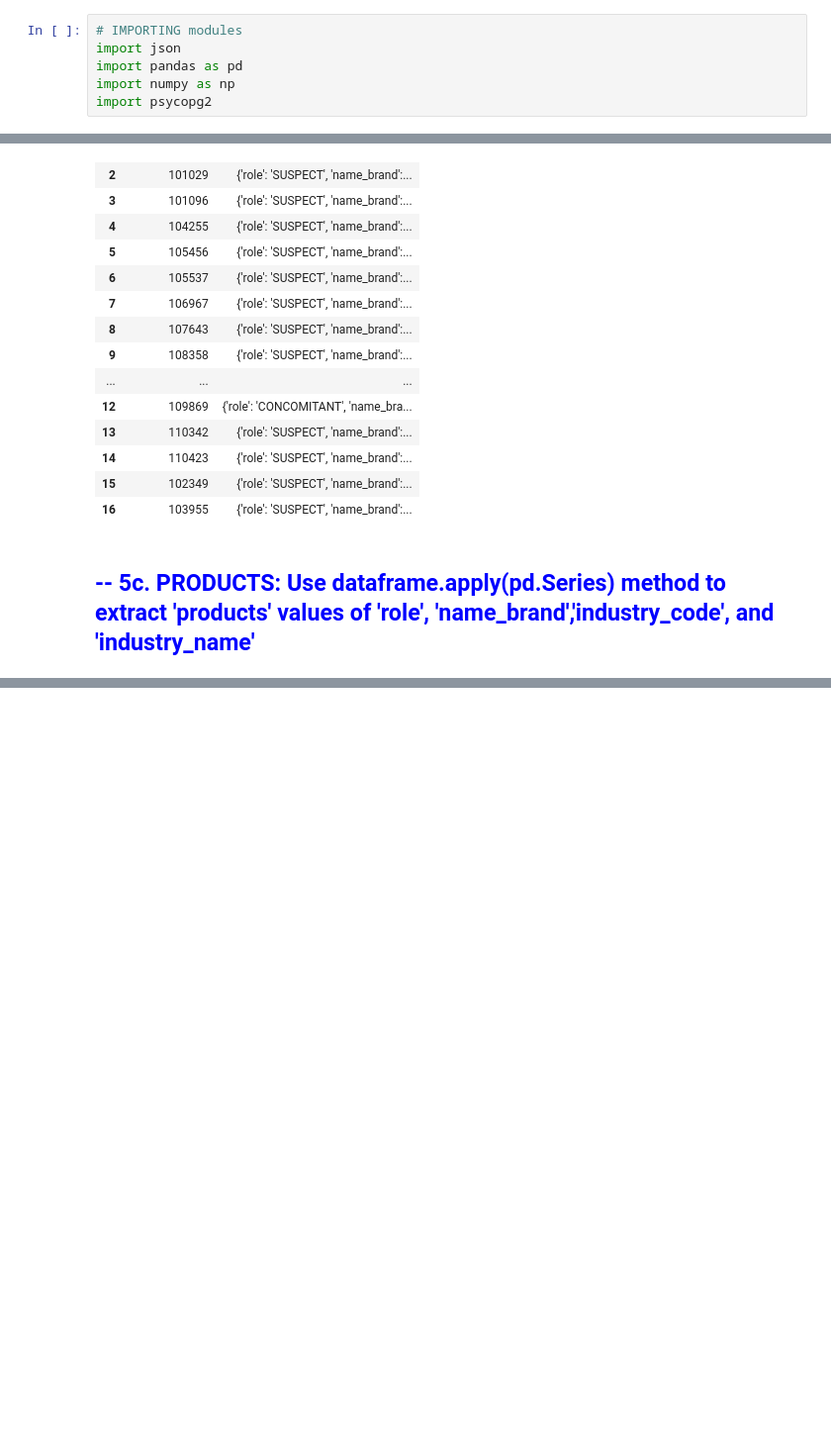
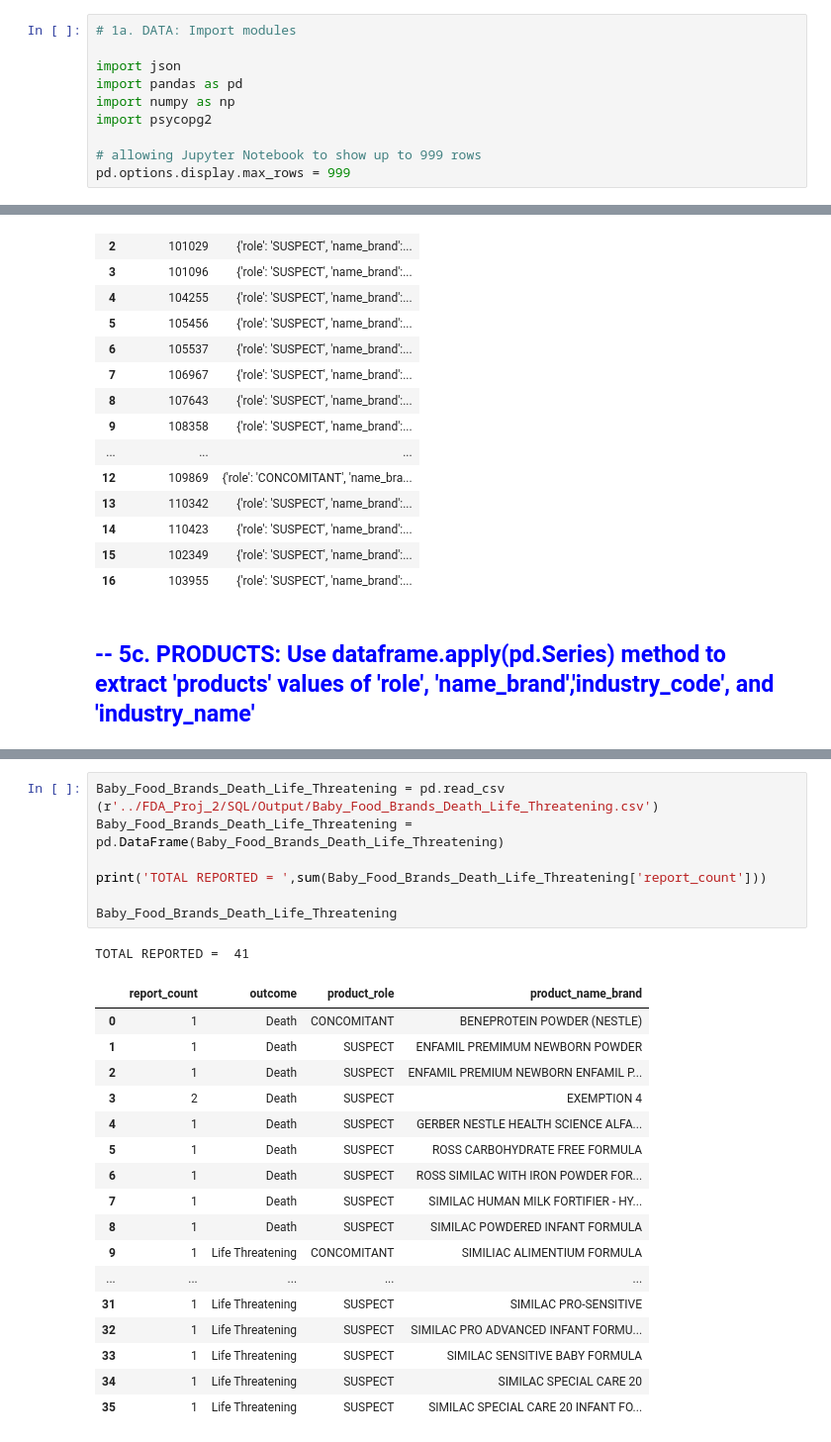
Before and after one commit to rooplaxmidesai/FDA_food, a Jupyter notebook: Code Review.ipynb, the cells around one changed output, grey strips where cells are left out. Shown at 99% size. Saved outputs shown, nothing was run; the diff lists cells and outputs as text; blank space fills up the shorter version.

```diff
--- a/Code Review.ipynb
+++ b/Code Review.ipynb
@@ -8,11 +9,15 @@
 # %% [markdown]
 ## <font color=blue>-- 1a. DATA: Import modules</font>
 # %%
-# IMPORTING modules
+# 1a. DATA: Import modules
+
 import json
 import pandas as pd
 import numpy as np
 import psycopg2
+
+# allowing Jupyter Notebook to show up to 999 rows
+pd.options.display.max_rows = 999
 # %% [markdown]
 ## <font color=blue>-- 1b. DATA: Upload food_event_data.JSON<font>
 # %%
@@ -717,0 +1062,26 @@ conn.commit()
+# %%
+Baby_Food_Brands_Death_Life_Threatening = pd.read_csv (r'../FDA_Proj_2/SQL/Output/Baby_Food_Brands_Death_Life_Threatening.csv')
+Baby_Food_Brands_Death_Life_Threatening = pd.DataFrame(Baby_Food_Brands_Death_Life_Threatening)
+
+print('TOTAL REPORTED = ',sum(Baby_Food_Brands_Death_Life_Threatening['report_count']))
+
+Baby_Food_Brands_Death_Life_Threatening
+# %% [output]
+TOTAL REPORTED =  41
+|  | report_count | outcome | product_role | product_name_brand |
+| 0 | 1 | Death | CONCOMITANT | BENEPROTEIN POWDER (NESTLE) |
+| 1 | 1 | Death | SUSPECT | ENFAMIL PREMIMUM NEWBORN POWDER |
+| 2 | 1 | Death | SUSPECT | ENFAMIL PREMIUM NEWBORN ENFAMIL P... |
+| 3 | 2 | Death | SUSPECT | EXEMPTION 4 |
+| 4 | 1 | Death | SUSPECT | GERBER NESTLE HEALTH SCIENCE ALFA... |
+| 5 | 1 | Death | SUSPECT | ROSS CARBOHYDRATE FREE FORMULA |
+| 6 | 1 | Death | SUSPECT | ROSS SIMILAC WITH IRON POWDER FOR... |
+| 7 | 1 | Death | SUSPECT | SIMILAC HUMAN MILK FORTIFIER - HY... |
+| 8 | 1 | Death | SUSPECT | SIMILAC POWDERED INFANT FORMULA |
+| 9 | 1 | Life Threatening | CONCOMITANT | SIMILIAC ALIMENTIUM FORMULA |
+| ... | ... | ... | ... | ... |
+| 31 | 1 | Life Threatening | SUSPECT | SIMILAC PRO-SENSITIVE |
+| 32 | 1 | Life Threatening | SUSPECT | SIMILAC PRO ADVANCED INFANT FORMU... |
+| 33 | 1 | Life Threatening | SUSPECT | SIMILAC SENSITIVE BABY FORMULA |
+| 34 | 1 | Life Threatening | SUSPECT | SIMILAC SPECIAL CARE 20 |
+| 35 | 1 | Life Threatening | SUSPECT | SIMILAC SPECIAL CARE 20 INFANT FO... |
```
Also changed, not shown: parts of 110 cells of this notebook.
